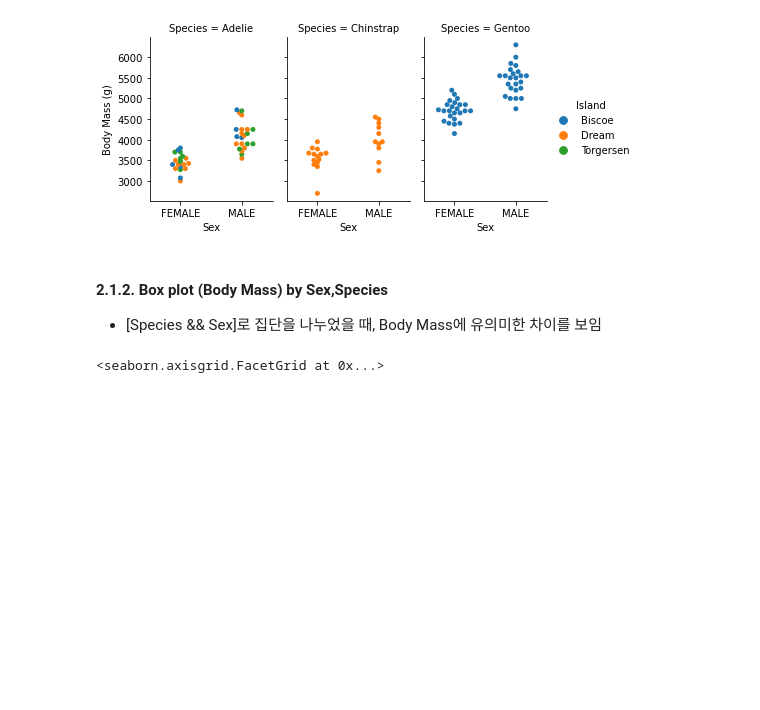
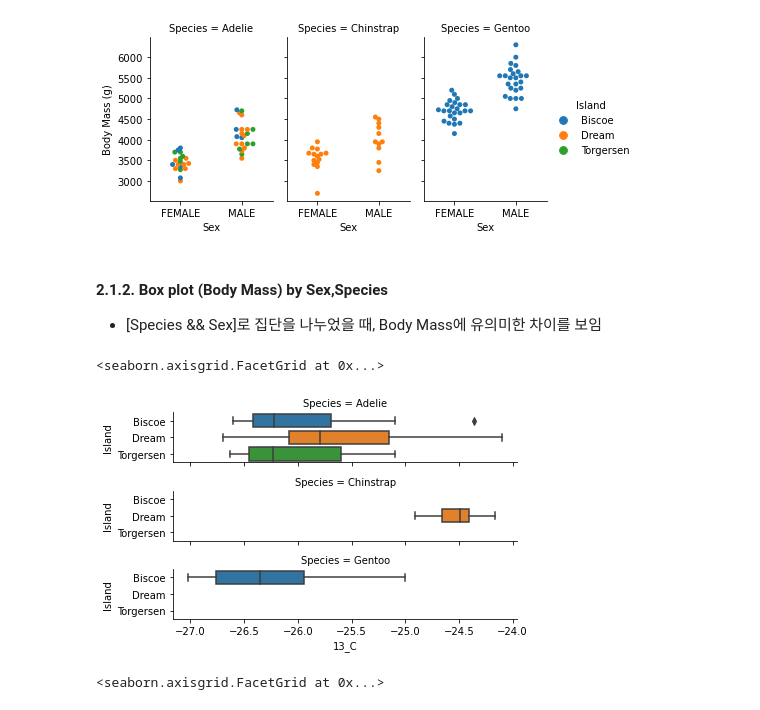
Before and after one commit to E-EE-E/MachineLearning-Study, a Jupyter notebook: Penguin_Weight/wbpark/wbpark_main.ipynb, the cells around one changed output. Drawn from its saved outputs; the diff is of its cells as text; code cells hidden in the pictures; blank space fills up the shorter version.

```diff
--- a/Penguin_Weight/wbpark/wbpark_main.ipynb
+++ b/Penguin_Weight/wbpark/wbpark_main.ipynb
@@ -221,6 +241,14 @@ sns.catplot(x="Sex", y="Body Mass (g)", col="Species",
 #### 2.1.2. Box plot (Body Mass) by Sex,Species
 
 - [Species && Sex]로 집단을 나누었을 때, Body Mass에 유의미한 차이를 보임
+# %%
+# box plot  (그림2.1.2)
+sns.catplot(x="13_C", y="Island", row="Species",
+            orient="h", height=1.2, aspect=5,
+            kind="box", data=train_data)
+# %% [output]
+<seaborn.axisgrid.FacetGrid at 0x...>
+[figure, added]
 # %%
 # box plot  (그림2.1.2)
 sns.catplot(x="Body Mass (g)", y="Sex", row="Species",
```
Also changed, not shown: parts of 12 cells of this notebook.
